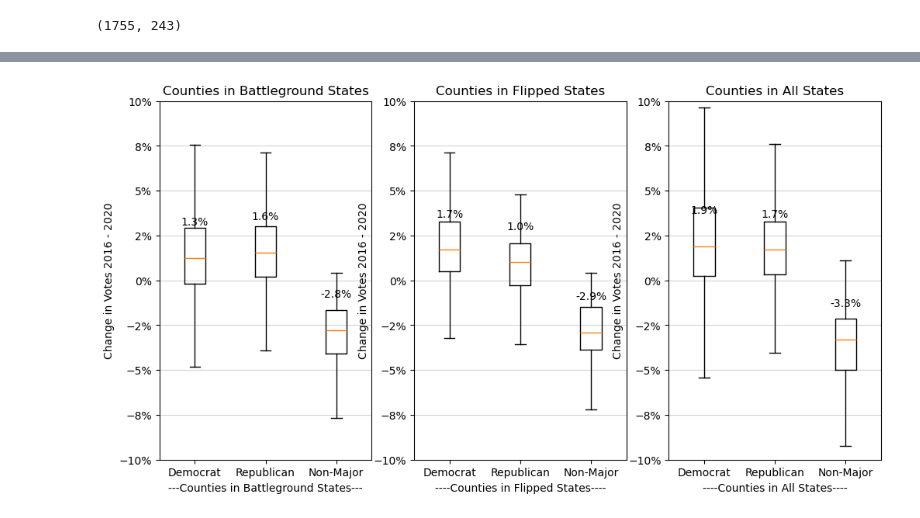
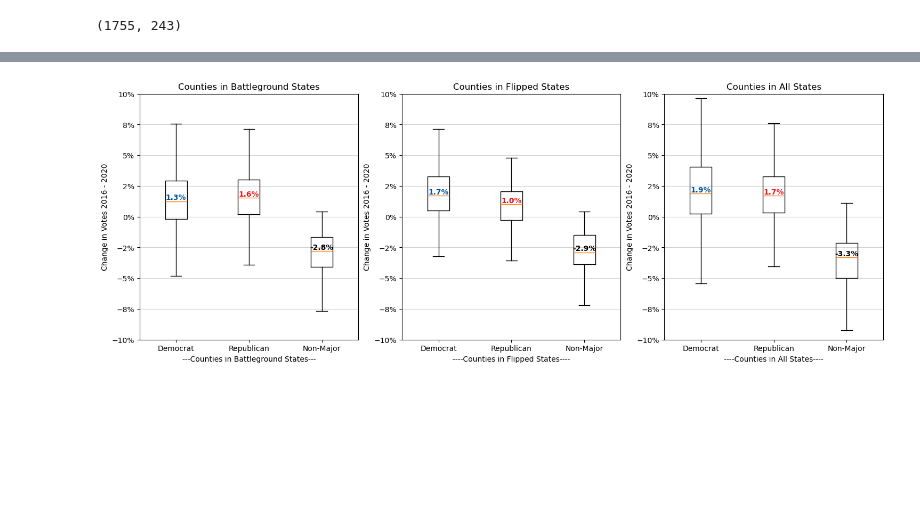
Before and after one commit to rmathena79/democracy, a Jupyter notebook: democracy.ipynb, the cells around one changed output, grey strips where cells are left out. Saved outputs shown, nothing was run; the diff lists cells and outputs as text; code cells hidden in the pictures; blank space fills up the shorter version.

```diff
--- a/democracy.ipynb
+++ b/democracy.ipynb
@@ -267,10 +267,12 @@ county_count, big_county_count
 # %% [output]
 (1755, 243)
 # %%
-def add_percent_above_value(subplot, x, value, digits=0):
-    subplot.text(x, value+.02, f"{value:.{digits}%}", va='center', ha='center', color='black')
+def add_percent_above_value(subplot, x, ylim, value, digits=0, color="black"):
+    range = ylim[1] - ylim[0]
+    voffset = range * 0.015
+    subplot.text(x, value + voffset, f"{value:.{digits}%}", va='center', ha='center', color=color, weight='bold')
 
-def plot_result_comparisons(subplot, candidate_str, title):
+def plot_result_comparisons(subplot, candidate_str, title, color):
     national_gb = combo_df.groupby("candidate").sum()
     candidate = candidate_str
 
@@ -294,15 +296,15 @@ def plot_result_comparisons(subplot, candidate_str, title):
     subplot.set_ylim((0,1))
     subplot.grid(axis="y", which="major", color="lightgrey")
 
-    add_percent_above_value(subplot, 1, national_pct_2016)
-    add_percent_above_value(subplot, 2, combo_slice["pct_2016"].median())
-    add_percent_above_value(subplot, 3, big_slice["pct_2016"].median())
-    add_percent_above_value(subplot, 4, national_pct_2020)
-    add_percent_above_value(subplot, 5, combo_slice["pct_2020"].median())
-    add_percent_above_value(subplot, 6, big_slice["pct_2020"].median())
+    add_percent_above_value(subplot, 1, subplot.get_ylim(), national_pct_2016, color=color)
+    add_percent_above_value(subplot, 2, subplot.get_ylim(), combo_slice["pct_2016"].median(), color=color)
+    add_percent_above_value(subplot, 3, subplot.get_ylim(), big_slice["pct_2016"].median(), color=color)
+    add_percent_above_value(subplot, 4, subplot.get_ylim(), national_pct_2020, color=color)
+    add_percent_above_value(subplot, 5, subplot.get_ylim(), combo_slice["pct_2020"].median(), color=color)
+    add_percent_above_value(subplot, 6, subplot.get_ylim(), big_slice["pct_2020"].median(), color=color)
 
 fig, (ax1, ax2) = plt.subplots(nrows=1,ncols=2,figsize=(12,6))
-plot_result_comparisons(ax1, "the dem", "the Democrat")
-plot_result_comparisons(ax2, "trump", "the Republican")
+plot_result_comparisons(ax1, "the dem", "the Democrat", COLOR_DEM_BLUE)
+plot_result_comparisons(ax2, "trump", "the Republican", COLOR_REP_RED)
 plt.show()
 # %% [output]
@@ -407,7 +418,7 @@ flipped_slice = combo_df.loc[combo_df["state"].isin(FLIPPED_STATES)]
 #print_df_overview(battleground_slice, "Battleground States")
 #print_df_overview(flipped_slice, "Flipped States")
 
-fig, (ax1, ax2, ax3) = plt.subplots(nrows=1,ncols=3,figsize=(12,6))
+fig, (ax1, ax2, ax3) = plt.subplots(nrows=1,ncols=3,figsize=(18,6))
 
 ax1.yaxis.set_major_formatter(mpl.ticker.StrMethodFormatter("{x:.0%}"))
 ax1.boxplot(
@@ -423,45 +434,45 @@ ax1.set_ylim((-.1,.1))
 ax1.grid(axis="y", which="major", color="lightgrey")
 
 
-add_percent_above_value(ax1, 1, battleground_slice.loc[battleground_slice["candidate"] == "the dem"]["pct_change"].median(), digits=1)
-add_percent_above_value(ax1, 2, battleground_slice.loc[battleground_slice["candidate"] == "trump"]["pct_change"].median(), digits=1)
-add_percent_above_value(ax1, 3, battleground_slice.loc[battleground_slice["candidate"] == "other"]["pct_change"].median(), digits=1)
+add_percent_above_value(ax1, 1, ax1.get_ylim(), battleground_slice.loc[battleground_slice["candidate"] == "the dem"]["pct_change"].median(), digits=1, color=COLOR_DEM_BLUE)
+add_percent_above_value(ax1, 2, ax1.get_ylim(), battleground_slice.loc[battleground_slice["candidate"] == "trump"]["pct_change"].median(), digits=1, color=COLOR_REP_RED)
+add_percent_above_value(ax1, 3, ax1.get_ylim(), battleground_slice.loc[battleground_slice["candidate"] == "other"]["pct_change"].median(), digits=1)
 
 
 ax2.yaxis.set_major_formatter(mpl.ticker.StrMethodFormatter("{x:.0%}"))
 ax2.boxplot(
         [flipped_slice.loc[flipped_slice["candidate"] == "the dem"]["pct_change"],
          flipped_slice.loc[flipped_slice["candidate"] == "trump"]["pct_change"],
          flipped_slice.loc[flipped_slice["candidate"] == "other"]["pct_change"]],
         tick_labels = ["Democrat", "Republican", "Non-Major"],
         showfliers=False )
 ax2.set_title("Counties in Flipped States")
 ax2.set_ylabel("Change in Votes 2016 - 2020")
 ax2.set_xlabel("----Counties in Flipped States----")
 ax2.set_ylim((-.1,.1))
 ax2.grid(axis="y", which="major", color="lightgrey")
 
-add_percent_above_value(ax2, 1, flipped_slice.loc[flipped_slice["candidate"] == "the dem"]["pct_change"].median(), digits=1)
-add_percent_above_value(ax2, 2, flipped_slice.loc[flipped_slice["candidate"] == "trump"]["pct_change"].median(), digits=1)
-add_percent_above_value(ax2, 3, flipped_slice.loc[flipped_slice["candidate"] == "other"]["pct_change"].median(), digits=1)
+add_percent_above_value(ax2, 1, ax2.get_ylim(), flipped_slice.loc[flipped_slice["candidate"] == "the dem"]["pct_change"].median(), digits=1, color=COLOR_DEM_BLUE)
+add_percent_above_value(ax2, 2, ax2.get_ylim(),  flipped_slice.loc[flipped_slice["candidate"] == "trump"]["pct_change"].median(), digits=1, color=COLOR_REP_RED)
+add_percent_above_value(ax2, 3, ax2.get_ylim(), flipped_slice.loc[flipped_slice["candidate"] == "other"]["pct_change"].median(), digits=1)
 
 
 ax3.yaxis.set_major_formatter(mpl.ticker.StrMethodFormatter("{x:.0%}"))
 ax3.boxplot(
         [combo_df.loc[combo_df["candidate"] == "the dem"]["pct_change"],
          combo_df.loc[combo_df["candidate"] == "trump"]["pct_change"],
          combo_df.loc[combo_df["candidate"] == "other"]["pct_change"]],
         tick_labels = ["Democrat", "Republican", "Non-Major"],
         showfliers=False )
 ax3.set_title("Counties in All States")
 ax3.set_ylabel("Change in Votes 2016 - 2020")
 ax3.set_xlabel("----Counties in All States----")
 ax3.set_ylim((-.1,.1))
 ax3.grid(axis="y", which="major", color="lightgrey")
 
-add_percent_above_value(ax3, 1, combo_df.loc[combo_df["candidate"] == "the dem"]["pct_change"].median(), digits=1)
-add_percent_above_value(ax3, 2, combo_df.loc[combo_df["candidate"] == "trump"]["pct_change"].median(), digits=1)
-add_percent_above_value(ax3, 3, combo_df.loc[combo_df["candidate"] == "other"]["pct_change"].median(), digits=1)
+add_percent_above_value(ax3, 1, ax3.get_ylim(), combo_df.loc[combo_df["candidate"] == "the dem"]["pct_change"].median(), digits=1, color=COLOR_DEM_BLUE)
+add_percent_above_value(ax3, 2, ax3.get_ylim(), combo_df.loc[combo_df["candidate"] == "trump"]["pct_change"].median(), digits=1, color=COLOR_REP_RED)
+add_percent_above_value(ax3, 3, ax3.get_ylim(), combo_df.loc[combo_df["candidate"] == "other"]["pct_change"].median(), digits=1)
 plt.show()
 # %% [output]
-[figure, old version]
+[figure, new version]
```
Also changed, not shown: parts of 6 cells of this notebook, 1 other file.
